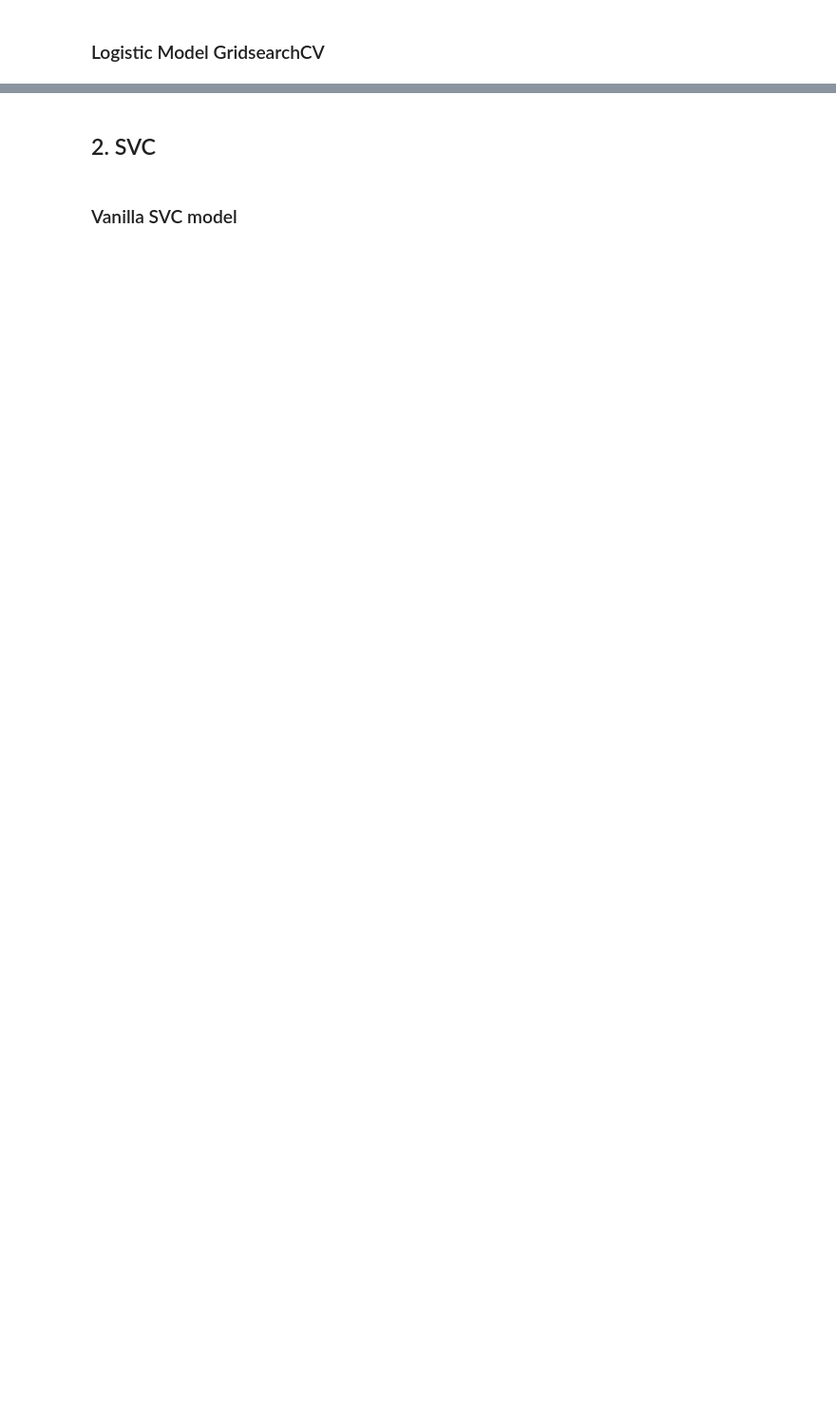
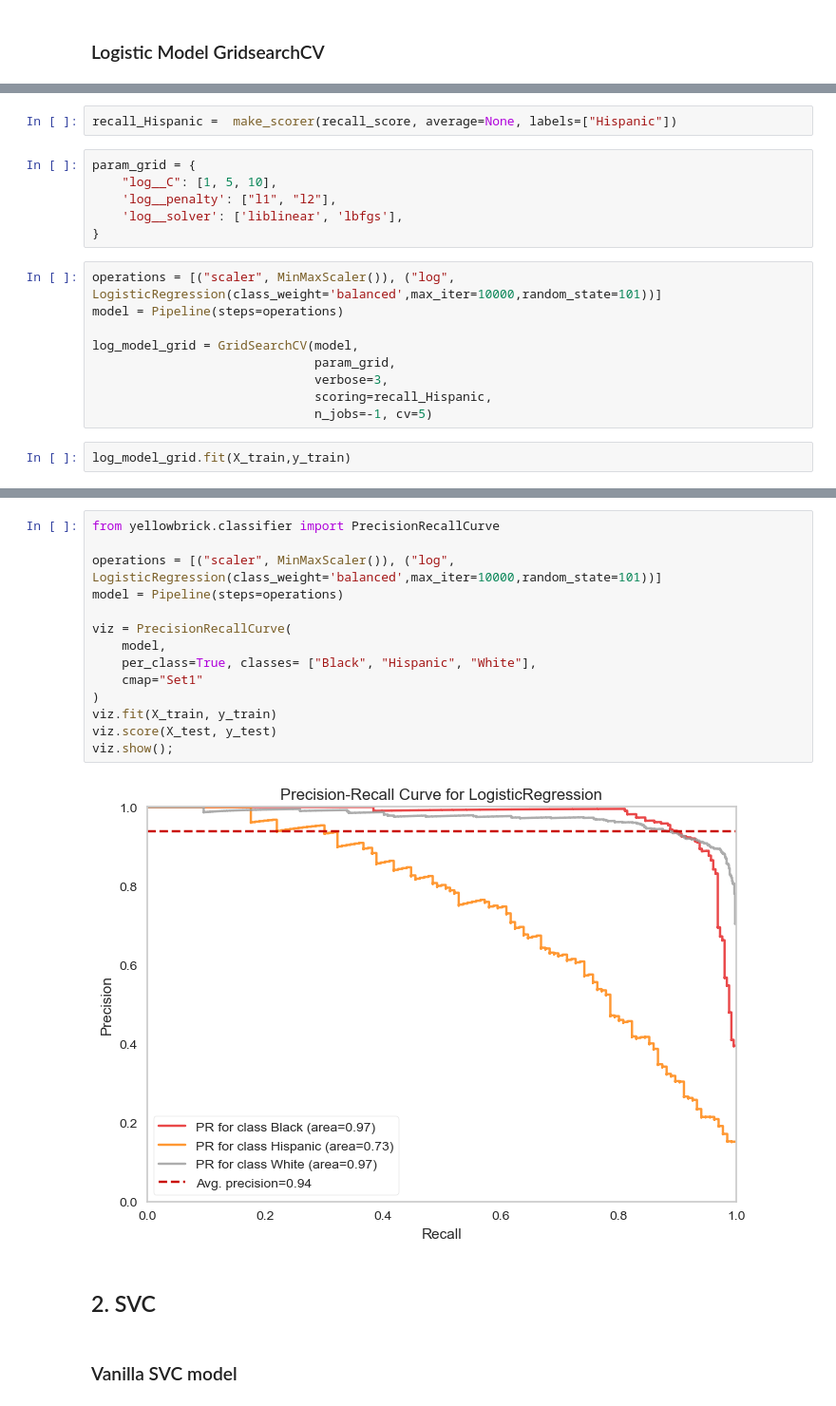
Before and after one commit to YusufSHub/Machine-Learning, a Jupyter notebook: Project Soldier Race/soldier_race_project_students.ipynb, the cells around one changed output, grey strips where cells are left out. Shown at 95% size. Cells and saved outputs as stored; diff of their text form; blank space fills up the shorter version.

```diff
--- a/Project Soldier Race/soldier_race_project_students.ipynb
+++ b/Project Soldier Race/soldier_race_project_students.ipynb
@@ -181,0 +546,19 @@ Besides Numpy and Pandas, you need to import the necessary modules for data visu
+# %%
+recall_Hispanic =  make_scorer(recall_score, average=None, labels=["Hispanic"])
+# %%
+param_grid = {
+    "log__C": [1, 5, 10],
+    'log__penalty': ["l1", "l2"],
+    'log__solver': ['liblinear', 'lbfgs'],
+}
+# %%
+operations = [("scaler", MinMaxScaler()), ("log", LogisticRegression(class_weight='balanced',max_iter=10000,random_state=101))]
+model = Pipeline(steps=operations)
+
+log_model_grid = GridSearchCV(model,
+                              param_grid,
+                              verbose=3,
+                              scoring=recall_Hispanic,
+                              n_jobs=-1, cv=5)
+# %%
+log_model_grid.fit(X_train,y_train)
@@ -182,3 +606,19 @@ Besides Numpy and Pandas, you need to import the necessary modules for data visu
+# %%
+from yellowbrick.classifier import PrecisionRecallCurve
+
+operations = [("scaler", MinMaxScaler()), ("log", LogisticRegression(class_weight='balanced',max_iter=10000,random_state=101))]
+model = Pipeline(steps=operations)
+
+viz = PrecisionRecallCurve(
+    model,
+    per_class=True, classes= ["Black", "Hispanic", "White"],
+    cmap="Set1"
+)
+viz.fit(X_train, y_train)
+viz.score(X_test, y_test)
+viz.show();
+# %% [output]
+[figure, added]
 # %% [markdown]
 ## 2. SVC
 # %% [markdown]
```
Also changed, not shown: parts of 101 cells of this notebook.
